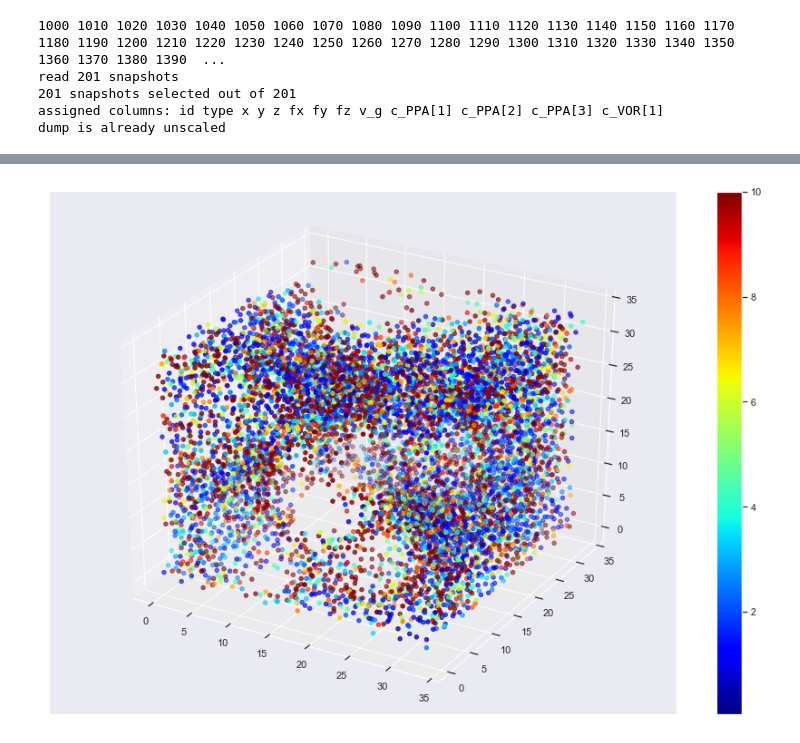
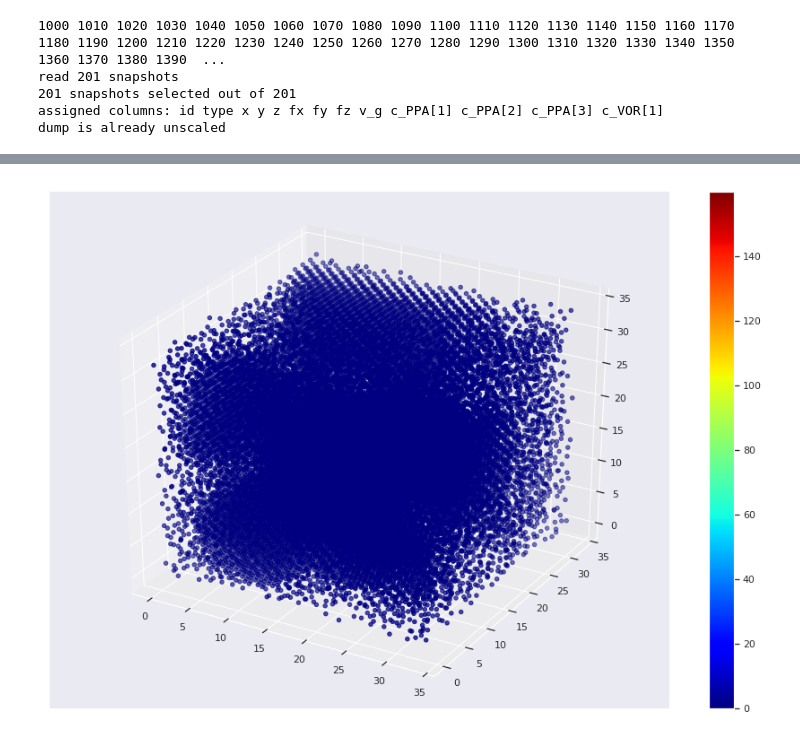
Before and after one commit to auduntre/FYS4460, a Jupyter notebook: Project2/task_e/task_e.ipynb, the cells around one changed output, grey strips where cells are left out. Drawn from its saved outputs; the diff is of its cells as text; code cells hidden in the pictures.

```diff
--- a/Project2/task_e/task_e.ipynb
+++ b/Project2/task_e/task_e.ipynb
@@ -81,15 +81,15 @@ show()
 # %%
-cNorm = matplotlib.colors.Normalize(vmin=min(press_f), vmax=10)
+cNorm = matplotlib.colors.Normalize(vmin=min(f), vmax=max(f))
 cm = get_cmap('jet')
 scalarMap = cmx.ScalarMappable(norm=cNorm, cmap=cm)
 fig = figure(figsize=(12,8))
 ax = Axes3D(fig)
-ax.scatter(x, y, z, c=scalarMap.to_rgba(press_f))
-scalarMap.set_array(press_f)
+ax.scatter(x, y, z, c=scalarMap.to_rgba(press))
+scalarMap.set_array(press)
 fig.colorbar(scalarMap)
 show()
 # %% [output]
-[figure, old version]
+[figure, new version]
 # %%
 temps = loadtxt("temp.txt")
 msd = loadtxt("msd.txt")[4::5, 1]
```
Also changed, not shown: parts of 6 cells of this notebook, 2 other files.
